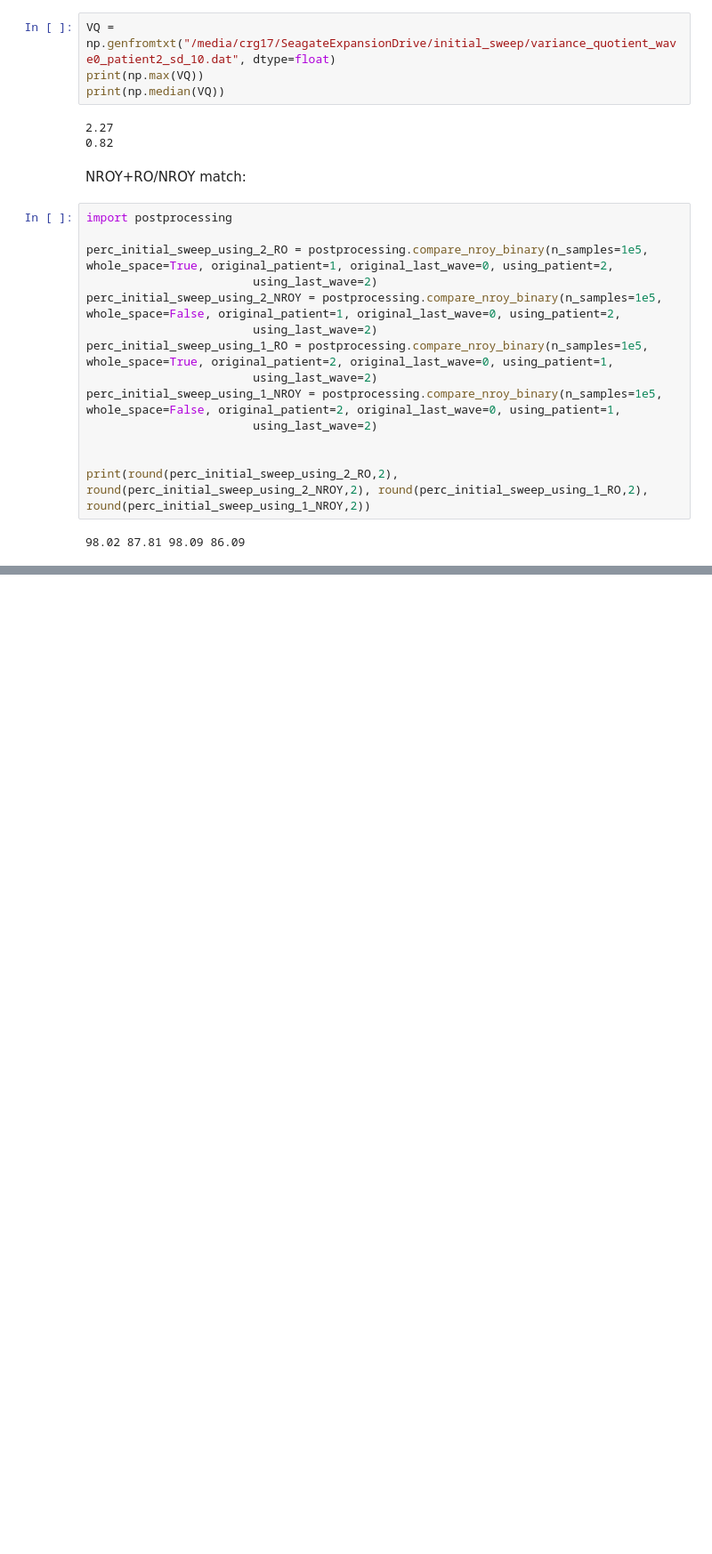
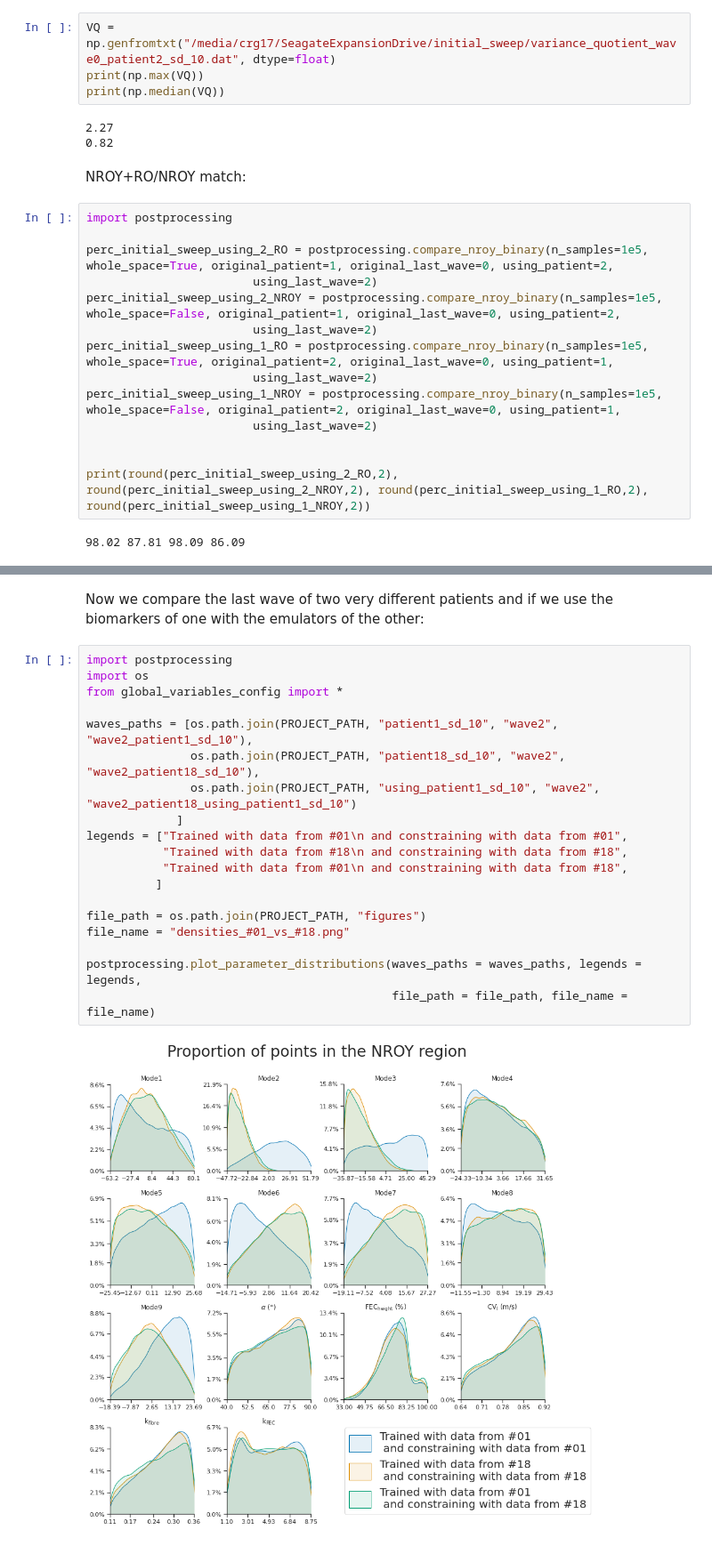
Before and after one commit to CEMRG-publications/Rodero_2023_AnnBiomedEng, a Jupyter notebook: python/reproducing_results_paper.ipynb, the cells around one changed output, grey strips where cells are left out. Shown at 89% size. Saved outputs shown, nothing was run; the diff lists cells and outputs as text; blank space fills up the shorter version.

```diff
--- a/python/reproducing_results_paper.ipynb
+++ b/python/reproducing_results_paper.ipynb
@@ -1220,0 +1254,23 @@ print(round(perc_initial_sweep_using_2_RO,2), round(perc_initial_sweep_using_2_N
+# %% [markdown]
+Now we compare the last wave of two very different patients and if we use the biomarkers of one with the emulators of the other:
+# %%
+import postprocessing
+import os
+from global_variables_config import *
+
+waves_paths = [os.path.join(PROJECT_PATH, "patient1_sd_10", "wave2", "wave2_patient1_sd_10"),
+               os.path.join(PROJECT_PATH, "patient18_sd_10", "wave2", "wave2_patient18_sd_10"),
+               os.path.join(PROJECT_PATH, "using_patient1_sd_10", "wave2", "wave2_patient18_using_patient1_sd_10")
+             ]
+legends = ["Trained with data from #01\n and constraining with data from #01",
+           "Trained with data from #18\n and constraining with data from #18",
+           "Trained with data from #01\n and constraining with data from #18",
+          ]
+
+file_path = os.path.join(PROJECT_PATH, "figures")
+file_name = "densities_#01_vs_#18.png"
+
+postprocessing.plot_parameter_distributions(waves_paths = waves_paths, legends = legends,
+                                            file_path = file_path, file_name = file_name)
+# %% [output]
+[figure, added]
```
Also changed, not shown: parts of 4 cells of this notebook.
